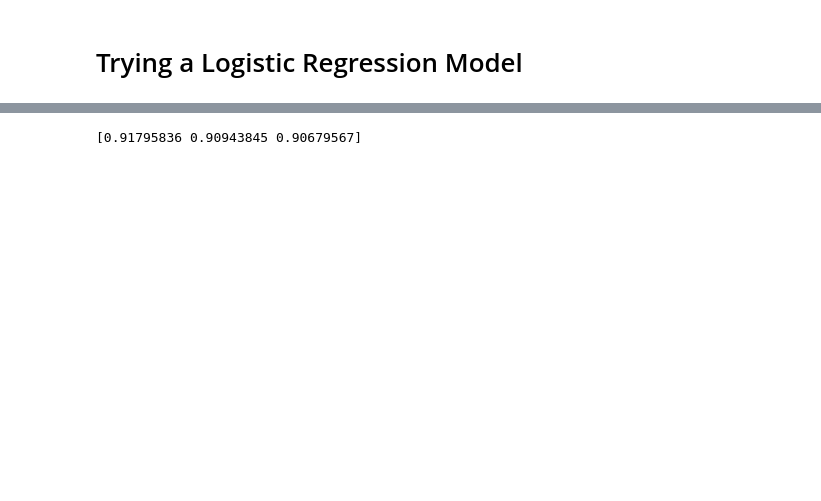
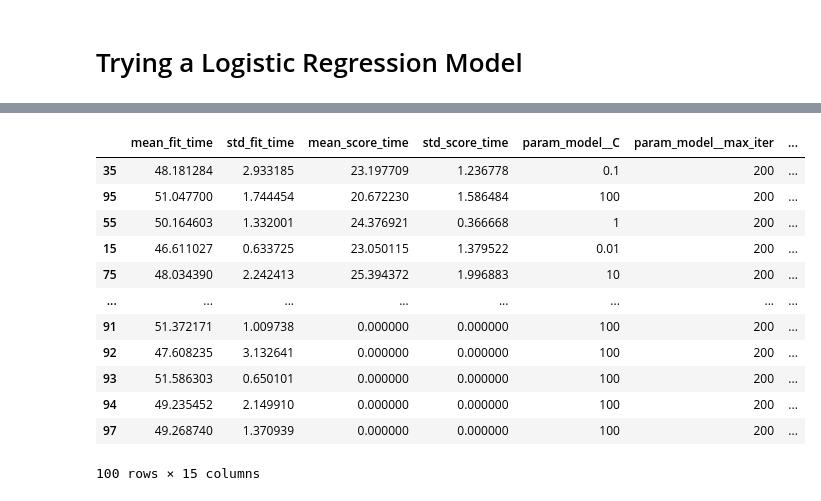
Before and after one commit to F-Fer/HOML-3_Exercises, a Jupyter notebook: MySolutions/Chapter-3/Notebooks/Chapter-3_Exc-4_DataExploration.ipynb, the cells around one changed output, grey strips where cells are left out. Drawn from its saved outputs; the diff is of its cells as text; code cells hidden in the pictures; blank space fills up the shorter version.

```diff
--- a/MySolutions/Chapter-3/Notebooks/Chapter-3_Exc-4_DataExploration.ipynb
+++ b/MySolutions/Chapter-3/Notebooks/Chapter-3_Exc-4_DataExploration.ipynb
@@ -687,4 +719,16 @@ KeyboardInterrupt:
 # %%
-grid_search.cv_results
+pd.DataFrame(grid_search.cv_results_).sort_values(by="mean_test_score", ascending=False)
 # %% [output]
+|  | mean_fit_time | std_fit_time | mean_score_time | std_score_time | param_model__C | param_model__max_iter | ... |
+| 35 | 48.181284 | 2.933185 | 23.197709 | 1.236778 | 0.1 | 200 | ... |
+| 95 | 51.047700 | 1.744454 | 20.672230 | 1.586484 | 100 | 200 | ... |
+| 55 | 50.164603 | 1.332001 | 24.376921 | 0.366668 | 1 | 200 | ... |
+| 15 | 46.611027 | 0.633725 | 23.050115 | 1.379522 | 0.01 | 200 | ... |
+| 75 | 48.034390 | 2.242413 | 25.394372 | 1.996883 | 10 | 200 | ... |
+| ... | ... | ... | ... | ... | ... | ... | ... |
+| 91 | 51.372171 | 1.009738 | 0.000000 | 0.000000 | 100 | 200 | ... |
+| 92 | 47.608235 | 3.132641 | 0.000000 | 0.000000 | 100 | 200 | ... |
+| 93 | 51.586303 | 0.650101 | 0.000000 | 0.000000 | 100 | 200 | ... |
+| 94 | 49.235452 | 2.149910 | 0.000000 | 0.000000 | 100 | 200 | ... |
+| 97 | 49.268740 | 1.370939 | 0.000000 | 0.000000 | 100 | 200 | ... |
-[0.91795836 0.90943845 0.90679567]
+100 rows × 15 columns
```
Also changed, not shown: parts of 13 cells of this notebook, 1 other file.
